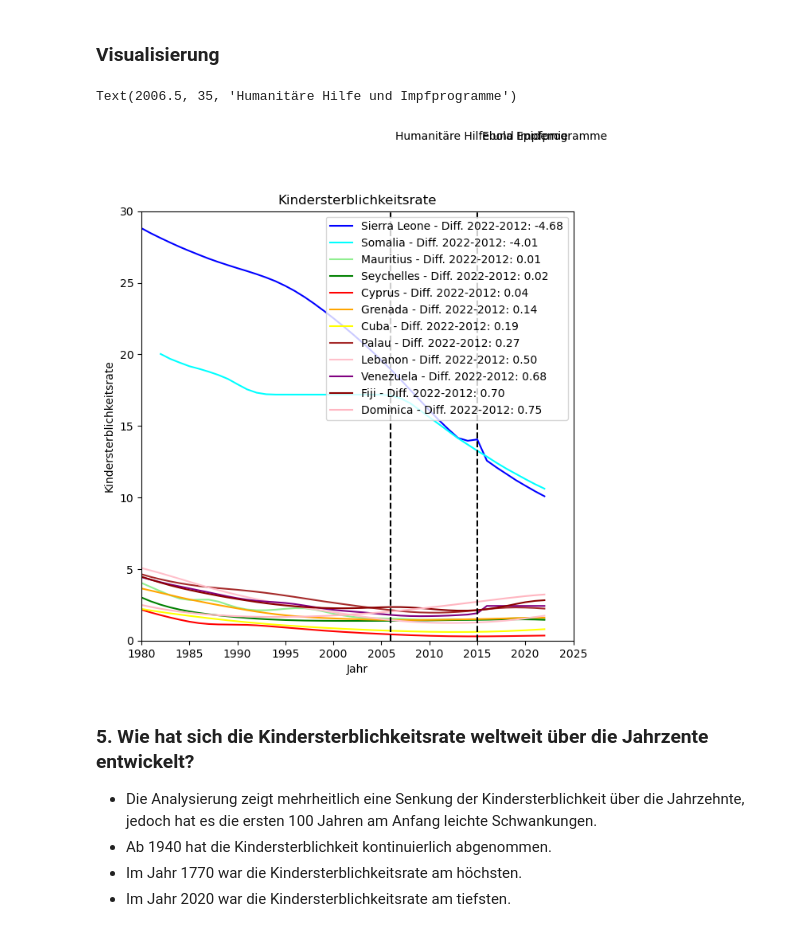
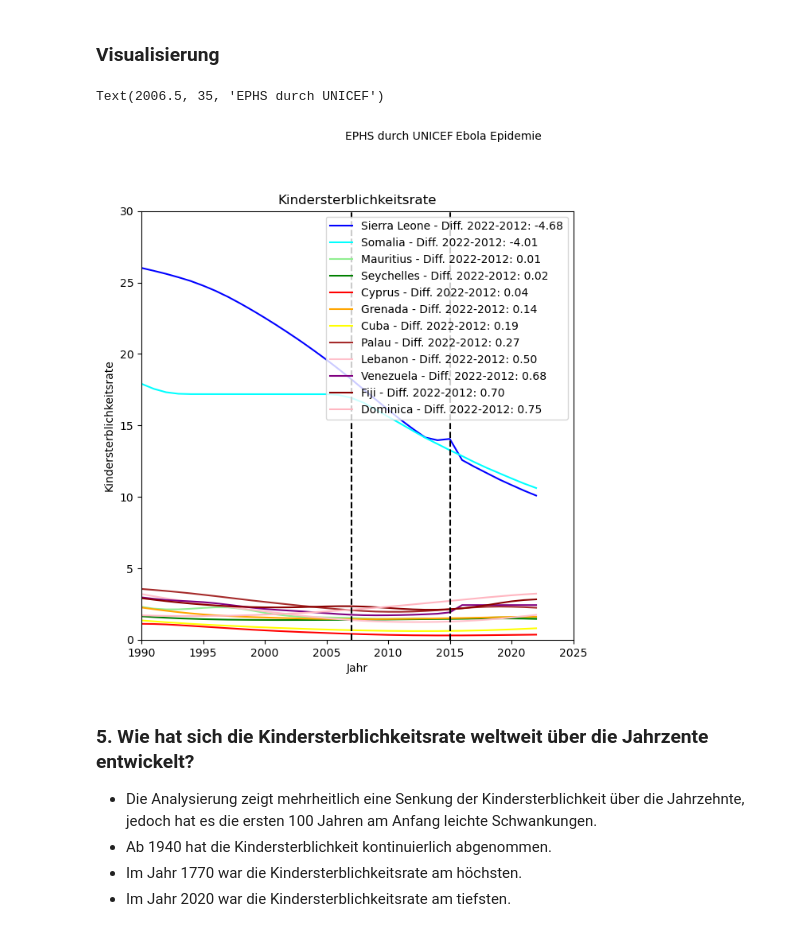
Before and after one commit to melisadedukic/MeliAjna, a Jupyter notebook: LN Python Melisa_Ajna.ipynb, the cells around one changed output. Drawn from its saved outputs; the diff is of its cells as text; code cells hidden in the pictures.

```diff
--- a/LN Python Melisa_Ajna.ipynb
+++ b/LN Python Melisa_Ajna.ipynb
@@ -256,38 +259,38 @@ print(Gebiets_liste)
 # %%
 color_dict = {
     'Sierra Leone': 'blue',
     'Somalia': 'cyan',
     'Mauritius': 'lightgreen',
     'Seychelles': 'green',
     'Cyprus': 'red',
     'Grenada': 'orange',
     'Cuba': 'yellow',
     'Palau': 'brown',
     'Lebanon': 'pink',
     'Venezuela': 'purple',
     'Fiji': 'darkred',
     'Dominica': 'lightpink'
 
 }
 
 for gebiet in Gebiets_liste:
     diff = diffs[gebiet]
     g = df_pivot.loc[gebiet].plot(title="Kindersterblichkeitsrate", xlabel="Jahr", ylabel=f"Kindersterblichkeitsrate", legend=True,
                                   label=f"{gebiet} - Diff. 2022-2012: {diff:.2f}", # für die Legende
-                                  xlim=[1980,2025], ylim=[0,30],   # x- und y-Achsen begrenzen
+                                  xlim=[1990,2025], ylim=[0,30],   # x- und y-Achsen begrenzen
                                   color=color_dict[gebiet],        # Farbe aus color_dict
                                   figsize=(7,7))                   # Grösse des Plots
 
 # Covid Pandemie
 g.axvline(x=2015, color='black', linestyle='--')
 g.text(2015.5, 35, 'Ebola Epidemie')
 
 # globale Massnahmen gegen Hungerkriesen
-g.axvline(x=2006, color='black', linestyle='--')
-g.text(2006.5, 35, 'Humanitäre Hilfe und Impfprogramme')
+g.axvline(x=2007, color='black', linestyle='--')
+g.text(2006.5, 35, 'EPHS durch UNICEF')
 # %% [output]
-Text(2006.5, 35, 'Humanitäre Hilfe und Impfprogramme')
+Text(2006.5, 35, 'EPHS durch UNICEF')
-[figure, old version]
+[figure, new version]
 # %% [markdown]
 ### 5. Wie hat sich die Kindersterblichkeitsrate weltweit über die Jahrzente entwickelt?
 - Die Analysierung zeigt mehrheitlich eine Senkung der Kindersterblichkeit über die Jahrzehnte, jedoch hat es die ersten 100 Jahren am Anfang leichte Schwankungen.
```
Also changed, not shown: parts of 13 cells of this notebook.
